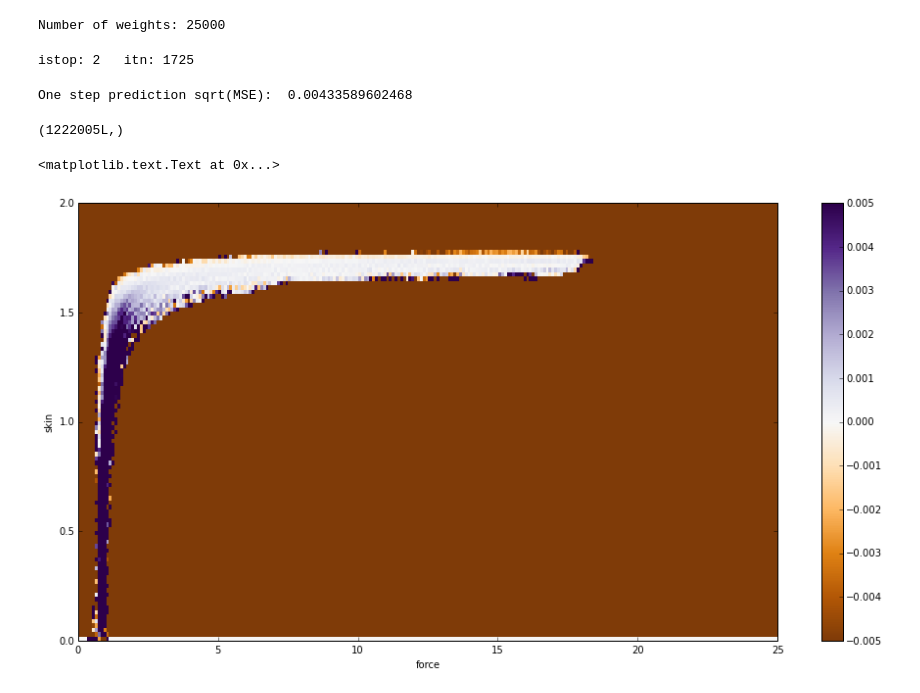
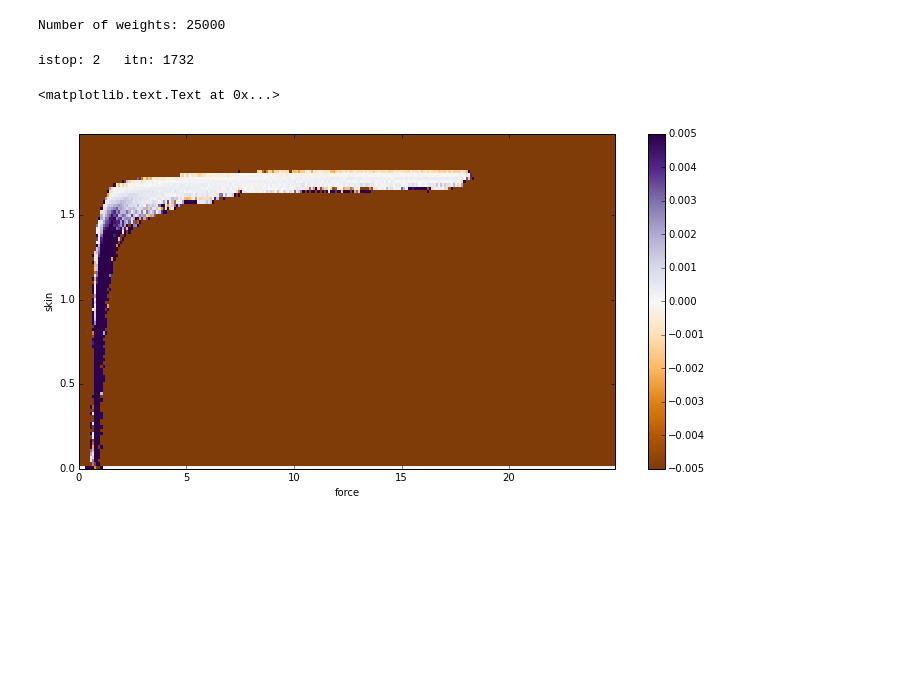
Before and after one commit to surban/ml, a Jupyter notebook: notebooks/Skin-Autoregression.ipynb, the cells around one changed output. Cells and saved outputs as stored; diff of their text form; code cells hidden in the pictures; blank space fills up the shorter version.

```diff
--- a/notebooks/Skin-Autoregression.ipynb
+++ b/notebooks/Skin-Autoregression.ipynb
@@ -25,6 +21,9 @@ Sampling interval:          0.01 s
 # %%
 taxel = (1,1)
 
-X, Z = build_nextstep_data(ds, 'train', taxel, n_curves=500)
-print "Dataset size: ", X.shape[1]
+X, Z = build_nextstep_data(ds, 'train', taxel)
+print "Trainingset size: %d steps" % X.shape[1]
+
+test_curves = ds.record('test', (1,1), range(20))
+test_force, test_skin, test_valid = build_multicurve(test_curves)
 # %% [output]
@@ -48,25 +47,19 @@ Number of weights: 25000
 # %%
 tr.train_lsmr(X, Z)
 # %% [output]
-istop: 2   itn: 1725
+istop: 2   itn: 1732
 # %%
 Zp = tr.predict(X)
 err = np.sqrt(np.mean((Z - Zp)**2))
 print "One step prediction sqrt(MSE): ", err
-# %% [output]
-One step prediction sqrt(MSE):  0.00433589602468
-# %%
-Zp.shape
-# %% [output]
-(1222005L,)
 # %%
-figsize(16,8)
+figsize(12,6)
 tr.plot2d_relative(rel_dim=1, rng=0.005)
 plt.xlabel("force")
 plt.ylabel("skin")
 # %% [output]
 <matplotlib.text.Text at 0x...>
-[figure, old version]
+[figure, new version]
 # %%
 plot_phase(ds.record('train', (1,1), 1), 'k')
 # %% [output]
```
Also changed, not shown: parts of 19 cells of this notebook, 5 other files.
